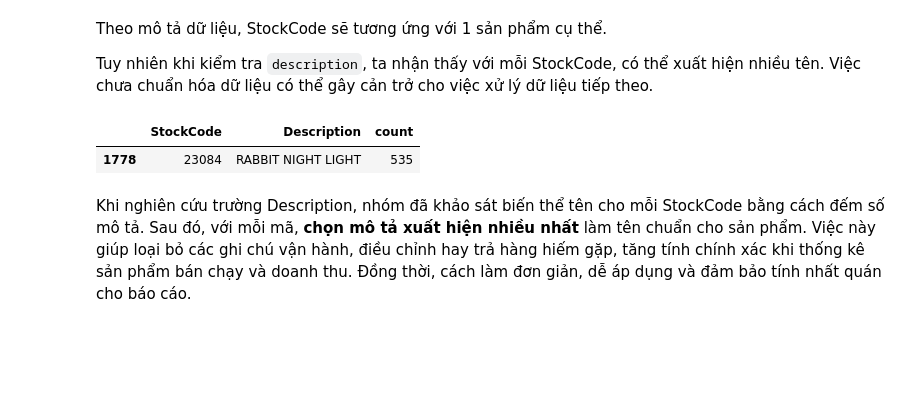
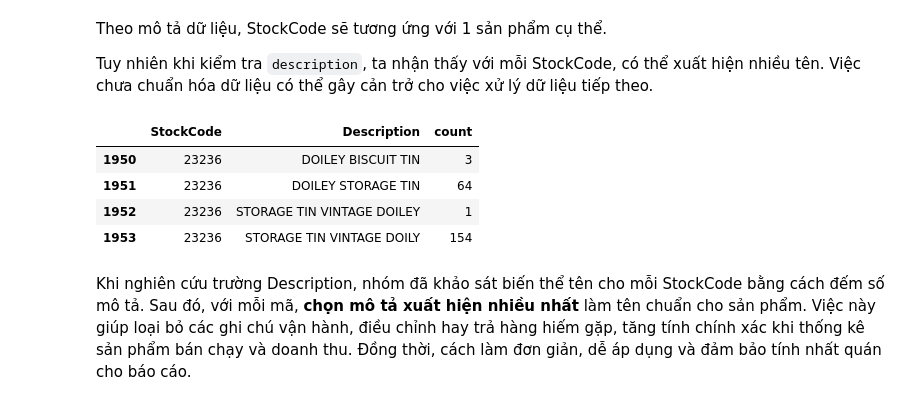
Before and after one commit to caboifvd/Pentabytes, a Jupyter notebook: Online_Retail_Analysis_Project.ipynb, the cells around one changed output. Drawn from its saved outputs; the diff is of its cells as text; code cells hidden in the pictures; blank space fills up the shorter version.

```diff
--- a/Online_Retail_Analysis_Project.ipynb
+++ b/Online_Retail_Analysis_Project.ipynb
@@ -197,11 +209,14 @@ Tuy nhiên khi kiểm tra `description`, ta nhận thấy với mỗi StockCode,
 # %%
 # Chọn 1 Stockcode để nghiên cứu
 stockcode_counts = df1.groupby(['StockCode', 'Description'])['Description'].count().reset_index(name='count')
-result = stockcode_counts[stockcode_counts['StockCode'] == '23084']
+result = stockcode_counts[stockcode_counts['StockCode'] == '23236']
 result
 # %% [output]
 |  | StockCode | Description | count |
-| 1778 | 23084 | RABBIT NIGHT LIGHT | 535 |
+| 1950 | 23236 | DOILEY BISCUIT TIN | 3 |
+| 1951 | 23236 | DOILEY STORAGE TIN | 64 |
+| 1952 | 23236 | STORAGE TIN VINTAGE DOILEY | 1 |
+| 1953 | 23236 | STORAGE TIN VINTAGE DOILY | 154 |
 # %% [markdown]
 Khi nghiên cứu trường Description, nhóm đã khảo sát biến thể tên cho mỗi StockCode bằng cách đếm số mô tả. Sau đó, với mỗi mã, **chọn mô tả xuất hiện nhiều nhất** làm tên chuẩn cho sản phẩm. Việc này giúp loại bỏ các ghi chú vận hành, điều chỉnh hay trả hàng hiếm gặp, tăng tính chính xác khi thống kê sản phẩm bán chạy và doanh thu. Đồng thời, cách làm đơn giản, dễ áp dụng và đảm bảo tính nhất quán cho báo cáo.
 # %%
```
Also changed, not shown: parts of 24 cells of this notebook.
